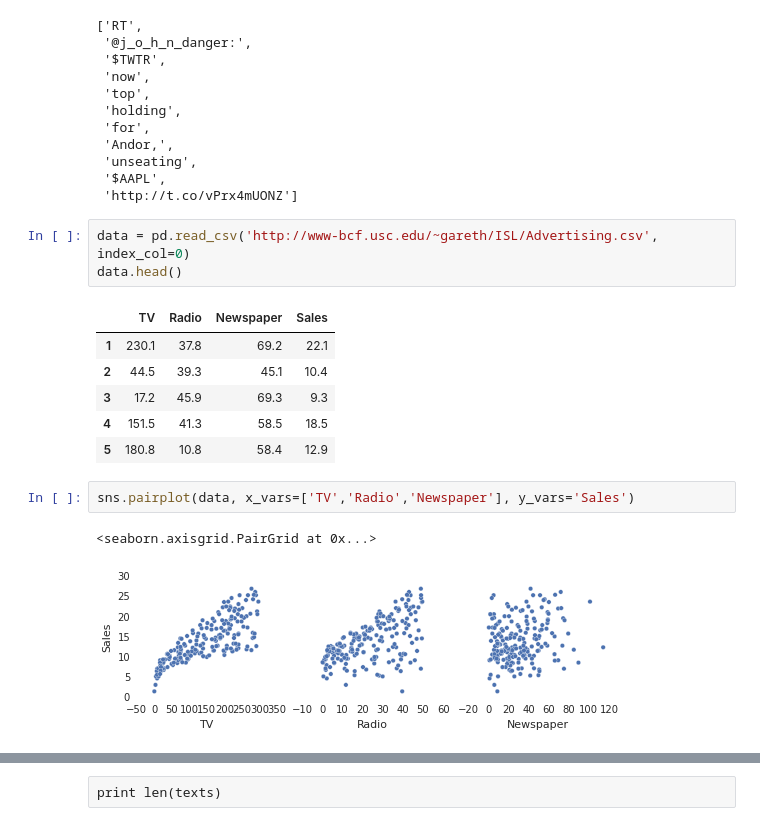
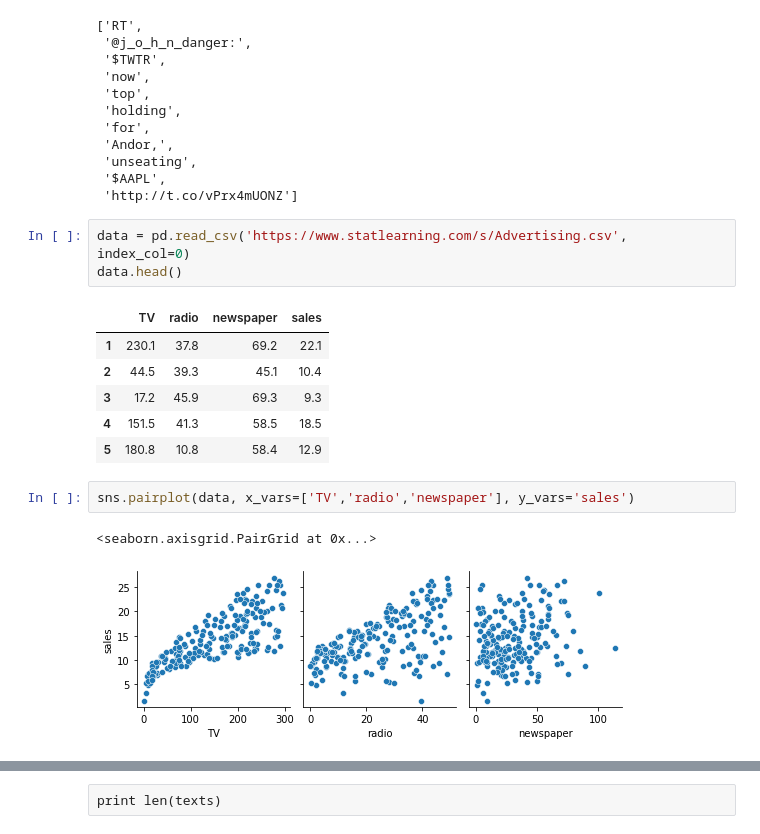
Before and after one commit to paolamoralesval/Principles-of-Data-Science-Second-Edition, a Jupyter notebook: Chapter01/Chapter_1.ipynb, the cells around one changed output, grey strips where cells are left out. Drawn from its saved outputs; the diff is of its cells as text.

```diff
--- a/Chapter01/Chapter_1.ipynb
+++ b/Chapter01/Chapter_1.ipynb
@@ -38,20 +37,20 @@ words_in_tweet
  '$AAPL',
  'http://t.co/vPrx4mUONZ']
 # %%
-data = pd.read_csv('http://www-bcf.usc.edu/~gareth/ISL/Advertising.csv', index_col=0)
+data = pd.read_csv('https://www.statlearning.com/s/Advertising.csv', index_col=0)
 data.head()
 # %% [output]
-|  | TV | Radio | Newspaper | Sales |
+|  | TV | radio | newspaper | sales |
 | 1 | 230.1 | 37.8 | 69.2 | 22.1 |
 | 2 | 44.5 | 39.3 | 45.1 | 10.4 |
 | 3 | 17.2 | 45.9 | 69.3 | 9.3 |
 | 4 | 151.5 | 41.3 | 58.5 | 18.5 |
 | 5 | 180.8 | 10.8 | 58.4 | 12.9 |
 # %%
-sns.pairplot(data, x_vars=['TV','Radio','Newspaper'], y_vars='Sales')
+sns.pairplot(data, x_vars=['TV','radio','newspaper'], y_vars='sales')
 # %% [output]
 <seaborn.axisgrid.PairGrid at 0x...>
-[figure, old version]
+[figure, new version]
 # %%
 import requests
 from BeautifulSoup import BeautifulSoup
```
Also changed, not shown: parts of 5 cells of this notebook.
